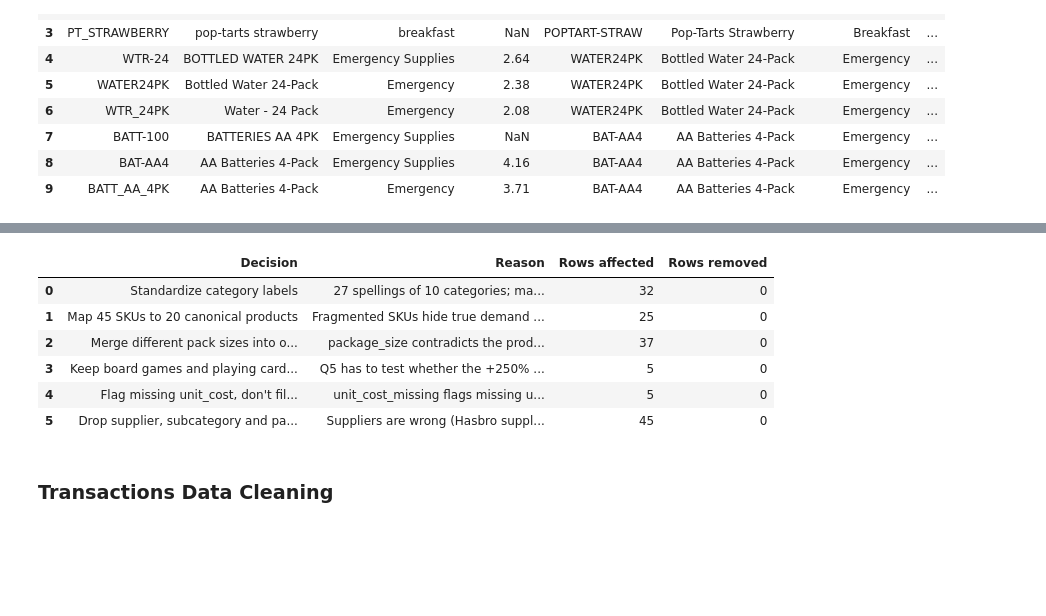
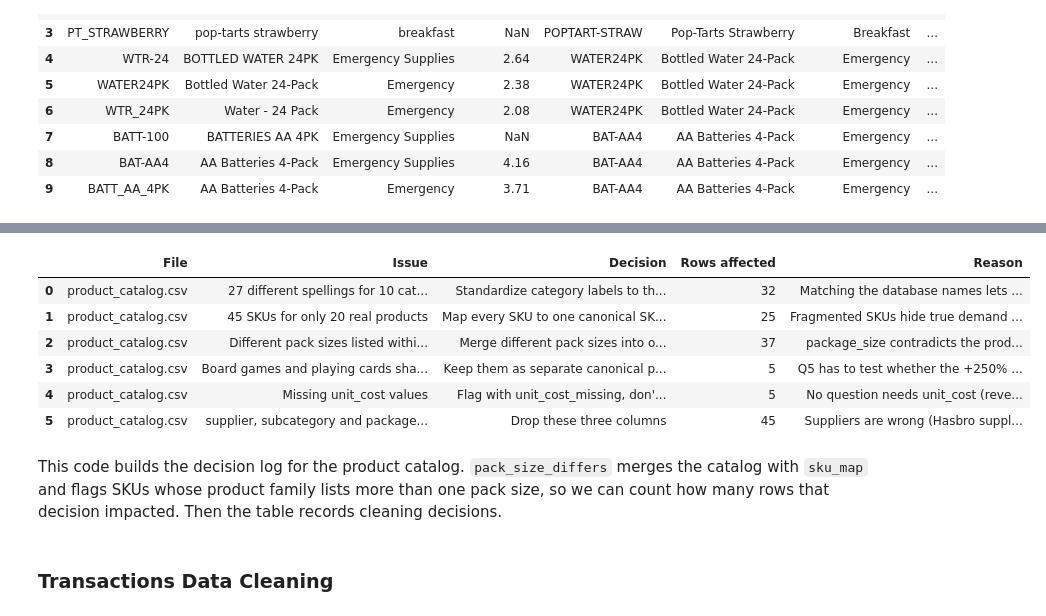
Before and after one commit to clairinelou/walmart-hurricane-project, a Jupyter notebook: notebooks/DS_2002_Project_Working_Doc.ipynb, the cells around one changed output, grey strips where cells are left out. Drawn from its saved outputs; the diff is of its cells as text; code cells hidden in the pictures; blank space fills up the shorter version.

```diff
--- a/notebooks/DS_2002_Project_Working_Doc.ipynb
+++ b/notebooks/DS_2002_Project_Working_Doc.ipynb
@@ -252,57 +290,65 @@ Name: count, dtype: int64
 pack_size_differs = (
     product.merge(sku_map, on="sku")
     .groupby("canonical_sku")["package_size"]
     .transform("nunique") > 1
 )
 
 product_decision_log = pd.DataFrame([
     {
-        "Decision": "Standardize category labels",
-        "Reason": "27 spellings of 10 categories; matched the database names so we can join to daily_sales_summary for Q5.",
+        "File": "product_catalog.csv",
+        "Issue": "27 different spellings for 10 categories",
+        "Decision": "Standardize category labels to the 10 names used in the database",
         "Rows affected": (product_clean["category"] != product_clean["category_clean"]).sum(),
-        "Rows removed": 0
+        "Reason": "Matching the database names lets us join to daily_sales_summary for Q5."
     },
     {
-        "Decision": "Map 45 SKUs to 20 canonical products",
-        "Reason": "Fragmented SKUs hide true demand (the Q2 Pop-Tarts effect). Name-matching found 34; the other 11 were matched by hand.",
+        "File": "product_catalog.csv",
+        "Issue": "45 SKUs for only 20 real products",
+        "Decision": "Map every SKU to one canonical SKU (name-matching found 34, the other 11 matched by hand)",
         "Rows affected": (product_clean["sku"] != product_clean["canonical_sku"]).sum(),
-        "Rows removed": 0
+        "Reason": "Fragmented SKUs hide true demand (the Q2 Pop-Tarts effect)."
     },
     {
+        "File": "product_catalog.csv",
+        "Issue": "Different pack sizes listed within one product family (e.g. Pop-Tarts 4-pack vs 6-pack)",
         "Decision": "Merge different pack sizes into one product",
-        "Reason": "package_size contradicts the product names (Bottled Water 24PK is listed as '1 pack'), so it can't be trusted to split products.",
         "Rows affected": pack_size_differs.sum(),
-        "Rows removed": 0
+        "Reason": "package_size contradicts the product names (Bottled Water 24PK is listed as '1 pack'), so it can't be trusted to split products."
     },
     {
-        "Decision": "Keep board games and playing cards as separate products",
-        "Reason": "Q5 has to test whether the +250% board-game surge is really playing cards lumped in.",
+        "File": "product_catalog.csv",
+        "Issue": "Board games and playing cards share the Entertainment category",
+        "Decision": "Keep them as separate canonical products inside one category",
         "Rows affected": product_clean["category_clean"].eq("Entertainment").sum(),
-        "Rows removed": 0
+        "Reason": "Q5 has to test whether the +250% board-game surge is really playing cards lumped in."
     },
     {
-        "Decision": "Flag missing unit_cost, don't fill it",
-        "Reason": "unit_cost_missing flags missing unit_cost values without touching the raw data.",
+        "File": "product_catalog.csv",
+        "Issue": "Missing unit_cost values",
+        "Decision": "Flag with unit_cost_missing, don't fill",
         "Rows affected": product_clean["unit_cost_missing"].sum(),
-        "Rows removed": 0
+        "Reason": "No question needs unit_cost (revenue comes from transaction unit_price), so filling it would invent data."
     },
     {
-        "Decision": "Drop supplier, subcategory and package_size columns",
-        "Reason": "Suppliers are wrong (Hasbro supplies beer), subcategories are cut off ('First', 'Peanut'), pack sizes contradict names.",
+        "File": "product_catalog.csv",
+        "Issue": "supplier, subcategory and package_size are unreliable",
+        "Decision": "Drop these three columns",
         "Rows affected": len(product),
-        "Rows removed": 0
+        "Reason": "Suppliers are wrong (Hasbro supplies beer), subcategories are cut off ('First', 'Peanut'), pack sizes contradict names."
     }
 ])
 
 display(product_decision_log)
 # %% [output]
-|  | Decision | Reason | Rows affected | Rows removed |
-| 0 | Standardize category labels | 27 spellings of 10 categories; ma... | 32 | 0 |
-| 1 | Map 45 SKUs to 20 canonical products | Fragmented SKUs hide true demand ... | 25 | 0 |
-| 2 | Merge different pack sizes into o... | package_size contradicts the prod... | 37 | 0 |
-| 3 | Keep board games and playing card... | Q5 has to test whether the +250% ... | 5 | 0 |
-| 4 | Flag missing unit_cost, don't fil... | unit_cost_missing flags missing u... | 5 | 0 |
-| 5 | Drop supplier, subcategory and pa... | Suppliers are wrong (Hasbro suppl... | 45 | 0 |
+|  | File | Issue | Decision | Rows affected | Reason |
+| 0 | product_catalog.csv | 27 different spellings for 10 cat... | Standardize category labels to th... | 32 | Matching the database names lets ... |
+| 1 | product_catalog.csv | 45 SKUs for only 20 real products | Map every SKU to one canonical SK... | 25 | Fragmented SKUs hide true demand ... |
+| 2 | product_catalog.csv | Different pack sizes listed withi... | Merge different pack sizes into o... | 37 | package_size contradicts the prod... |
+| 3 | product_catalog.csv | Board games and playing cards sha... | Keep them as separate canonical p... | 5 | Q5 has to test whether the +250% ... |
+| 4 | product_catalog.csv | Missing unit_cost values | Flag with unit_cost_missing, don'... | 5 | No question needs unit_cost (reve... |
+| 5 | product_catalog.csv | supplier, subcategory and package... | Drop these three columns | 45 | Suppliers are wrong (Hasbro suppl... |
+# %% [markdown]
+This code builds the decision log for the product catalog. `pack_size_differs` merges the catalog with `sku_map` and flags SKUs whose product family lists more than one pack size, so we can count how many rows that decision impacted. Then the table records cleaning decisions.
 # %% [markdown]
 ### Transactions Data Cleaning
 # %%
```
Also changed, not shown: parts of 99 cells of this notebook.
